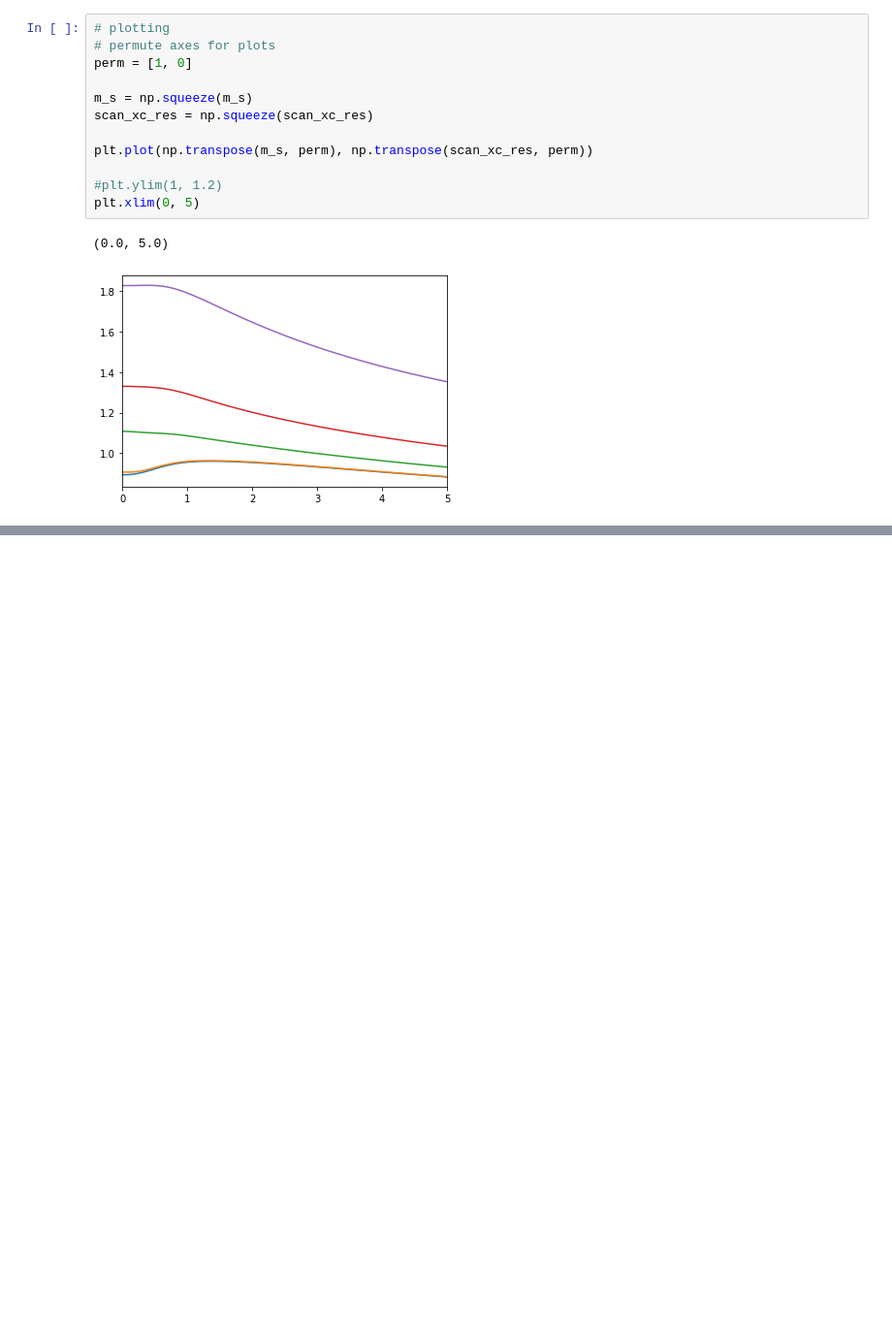
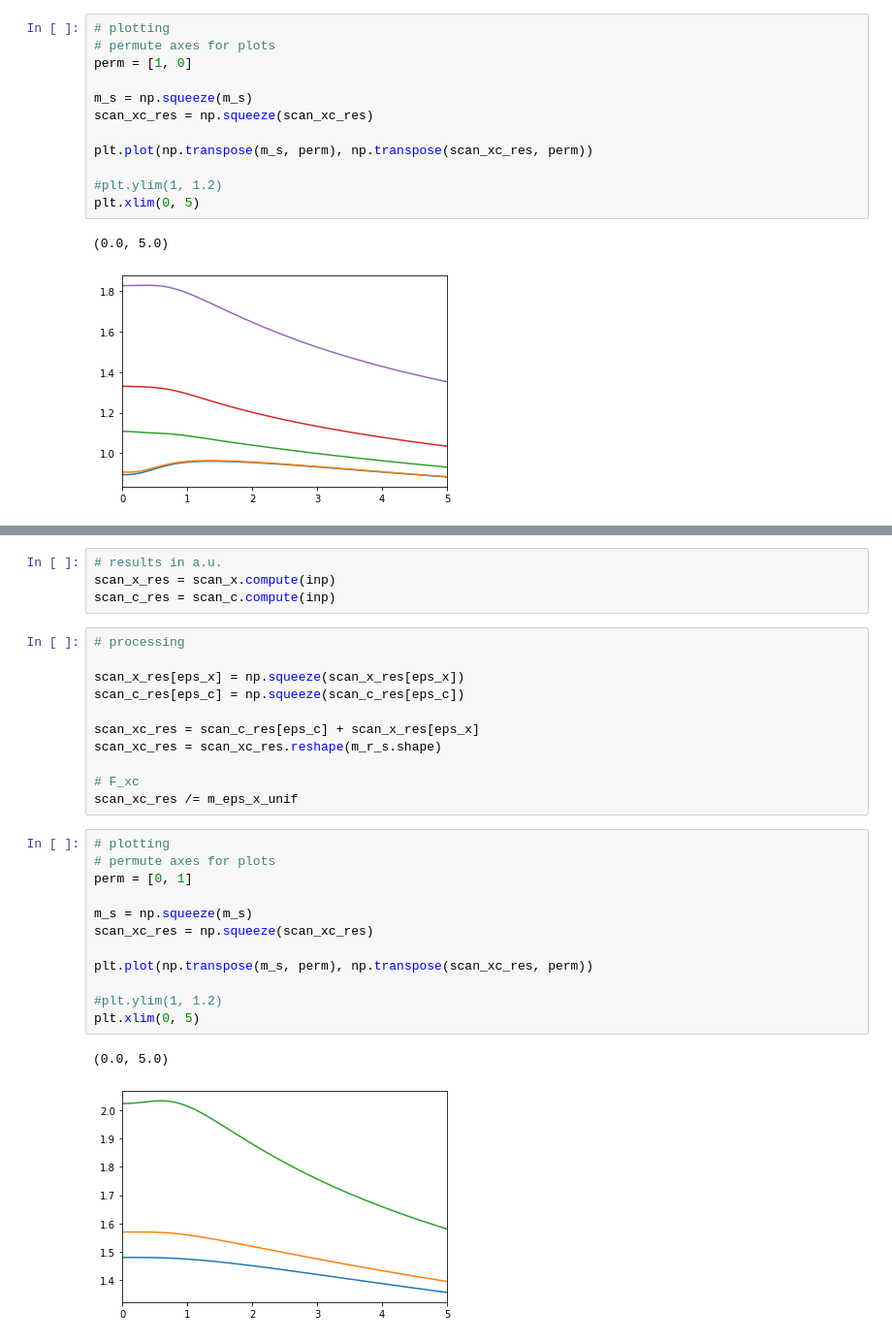
Before and after one commit to pedersor/DFT_exconditions, a Jupyter notebook: test.ipynb, the cells around one changed output, grey strips where cells are left out. Shown: that part at 97% size. Drawn from its saved outputs; the diff is of its cells as text; blank space fills up the shorter version.

Commit message:
scan pol

```diff
--- a/test.ipynb
+++ b/test.ipynb
@@ -244,0 +285,30 @@ plt.xlim(0, 5)
+# %%
+# results in a.u.
+scan_x_res = scan_x.compute(inp)
+scan_c_res = scan_c.compute(inp)
+# %%
+# processing
+
+scan_x_res[eps_x] = np.squeeze(scan_x_res[eps_x])
+scan_c_res[eps_c] = np.squeeze(scan_c_res[eps_c])
+
+scan_xc_res = scan_c_res[eps_c] + scan_x_res[eps_x]
+scan_xc_res = scan_xc_res.reshape(m_r_s.shape)
+
+# F_xc
+scan_xc_res /= m_eps_x_unif
+# %%
+# plotting
+# permute axes for plots
+perm = [0, 1]
+
+m_s = np.squeeze(m_s)
+scan_xc_res = np.squeeze(scan_xc_res)
+
+plt.plot(np.transpose(m_s, perm), np.transpose(scan_xc_res, perm))
+
+#plt.ylim(1, 1.2)
+plt.xlim(0, 5)
+# %% [output]
+(0.0, 5.0)
+[figure, added]
```
Also changed, not shown: parts of 1 cell of this notebook.
